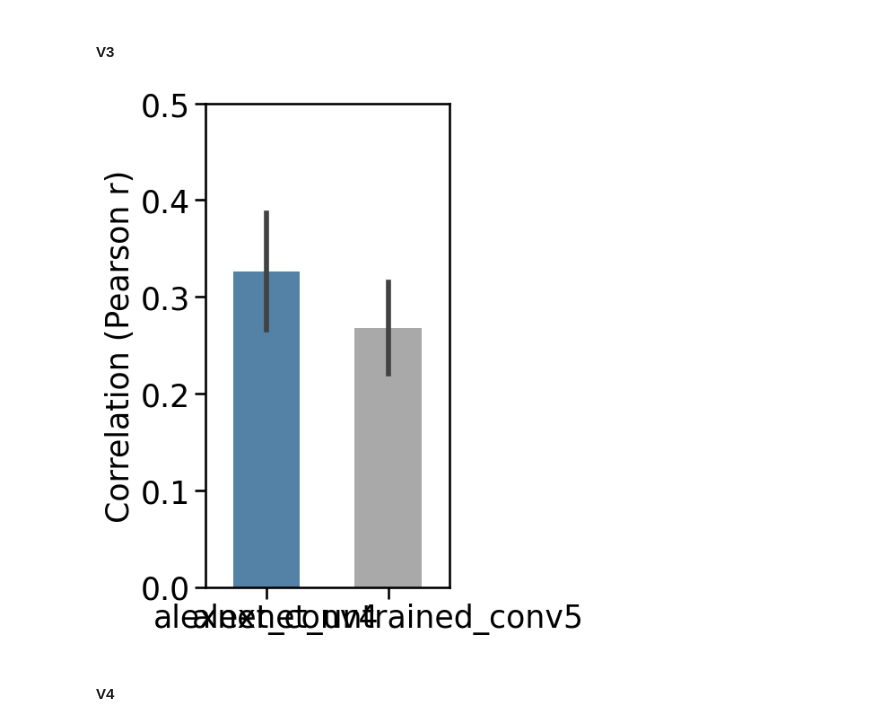
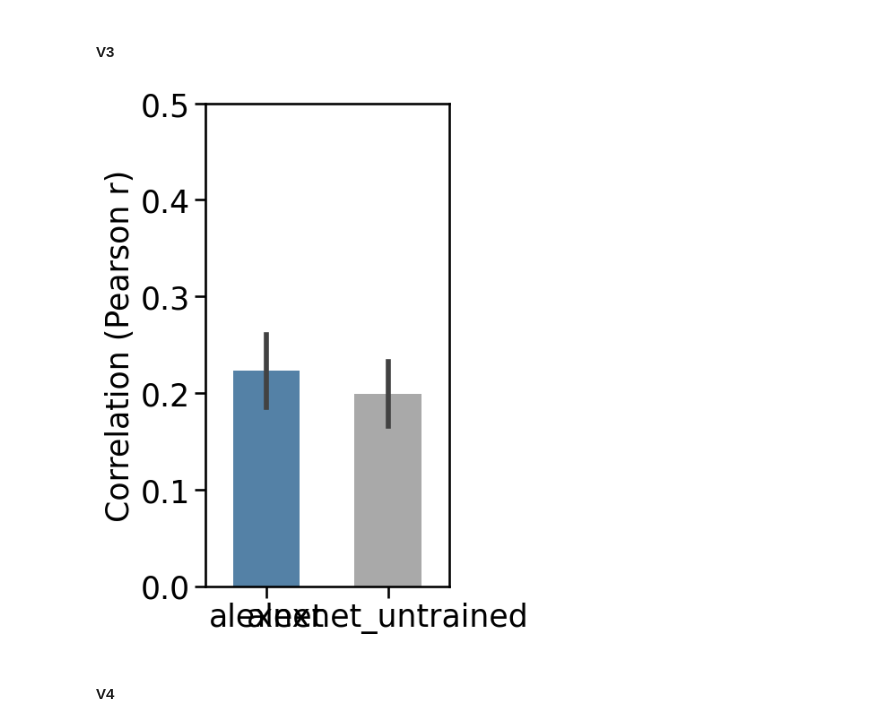
Before and after one commit to akazemian/untrained_models_of_visual_cortex, a Jupyter notebook: model_evaluation/results/predicting_brain_data/encoding_performance.ipynb, the cells around one changed output. Drawn from its saved outputs; the diff is of its cells as text; code cells hidden in the pictures.

```diff
--- a/model_evaluation/results/predicting_brain_data/encoding_performance.ipynb
+++ b/model_evaluation/results/predicting_brain_data/encoding_performance.ipynb
@@ -107,21 +108,17 @@ plot_results(data_dict = data_dict, plot_type = 'scores_vs_num_features', x_axis
 dataset = 'naturalscenes'
 hook = None
 mode = 'ridgecv'
-gpool = False
+gpool = True
 # %% [markdown]
 #### V1
 # %%
 regions = ['V1']
 
 data_dict = {}
-# models = [get_scores_iden(['alexnet','best_layer', regions[0], dataset], ['untrained','gpool=False'])
-#           ,get_scores_iden(['alexnet_untrained','best_layer', regions[0], dataset], ['gpool=False'])]
-models = [get_scores_iden(['alexnet','best_layer', regions[0], dataset, 'gpool=False'], ['untrained'])
-          ,get_scores_iden(['alexnet_untrained','best_layer', regions[0], dataset, 'gpool=False'])]
+models = ['alexnet','alexnet_untrained']
+
 for iden in models:
-    iden = iden.split('_')
-    model_name = iden[0] + '_' + iden[1] +  '_' + iden[2] if 'untrained' in iden else iden[0] + '_' + iden[1]
-    data_dict[model_name] = load_model_dict(model_name,gpool=gpool)
+    data_dict[iden] = None
 
 
 layer_names = list(data_dict.keys())
@@ -143,18 +140,10 @@ plot_results(best_layer=True, data_dict = data_dict, plot_type = 'compare_models
 regions = ['V2']
 
 data_dict = {}
-
-models = [get_scores_iden(['alexnet','best_layer', regions[0], dataset, 'gpool=False'], ['untrained'])
-          ,get_scores_iden(['alexnet_untrained','best_layer', regions[0], dataset, 'gpool=False'])]
-# models = [get_scores_iden(['alexnet','best_layer', regions[0], dataset], ['untrained','gpool=False'])
-#           ,get_scores_iden(['alexnet_untrained','best_layer', regions[0], dataset], ['gpool=False'])]
-
+models = ['alexnet','alexnet_untrained']
 
 for iden in models:
-    iden = iden.split('_')
-    model_name = iden[0] + '_' + iden[1] +  '_' + iden[2] if 'untrained' in iden else iden[0] + '_' + iden[1]
-    data_dict[model_name] = load_model_dict(model_name,gpool=gpool)
-
+    data_dict[iden] = None
 
 layer_names = list(data_dict.keys())
 palette = {layer_names[0]:'steelblue', layer_names[1]:'darkgray'}
@@ -175,30 +164,24 @@ plot_results(best_layer=True, data_dict = data_dict, plot_type = 'compare_models
 regions = ['V3']
 
 data_dict = {}
-# models = [get_scores_iden(['alexnet','best_layer', regions[0], dataset], ['untrained','gpool=False'])
-#           ,get_scores_iden(['alexnet_untrained','best_layer', regions[0], dataset], ['gpool=False'])]
-models = [get_scores_iden(['alexnet','best_layer', regions[0], dataset, 'gpool=False'], ['untrained'])
-          ,get_scores_iden(['alexnet_untrained','best_layer', regions[0], dataset, 'gpool=False'])]
+models = ['alexnet','alexnet_untrained']
 
 for iden in models:
-    iden = iden.split('_')
-    model_name = iden[0] + '_' + iden[1] +  '_' + iden[2] if 'untrained' in iden else iden[0] + '_' + iden[1]
-    data_dict[model_name] = load_model_dict(model_name,gpool=gpool)
-
+    data_dict[iden] = None
 
 layer_names = list(data_dict.keys())
 palette = {layer_names[0]:'steelblue', layer_names[1]:'darkgray'}
 # %%
 plot_results(best_layer=True,data_dict = data_dict, plot_type = 'compare_models',
-                 dataset = dataset, regions = regions,
+                 dataset = dataset, regions = regions, gpool = gpool,
                  palette=palette,
                  ylim = (0,0.5),
                  width = 0.55,
                  show_legend= False,
                  params = (3.5,7),
                  file_name=f'{dataset}_{regions}_alexnet_gpool={gpool}')
 # %% [output]
-[figure, old version]
+[figure, new version]
 # %% [markdown]
 #### V4
 # %%
```
Also changed, not shown: parts of 24 cells of this notebook, 24 other files.
